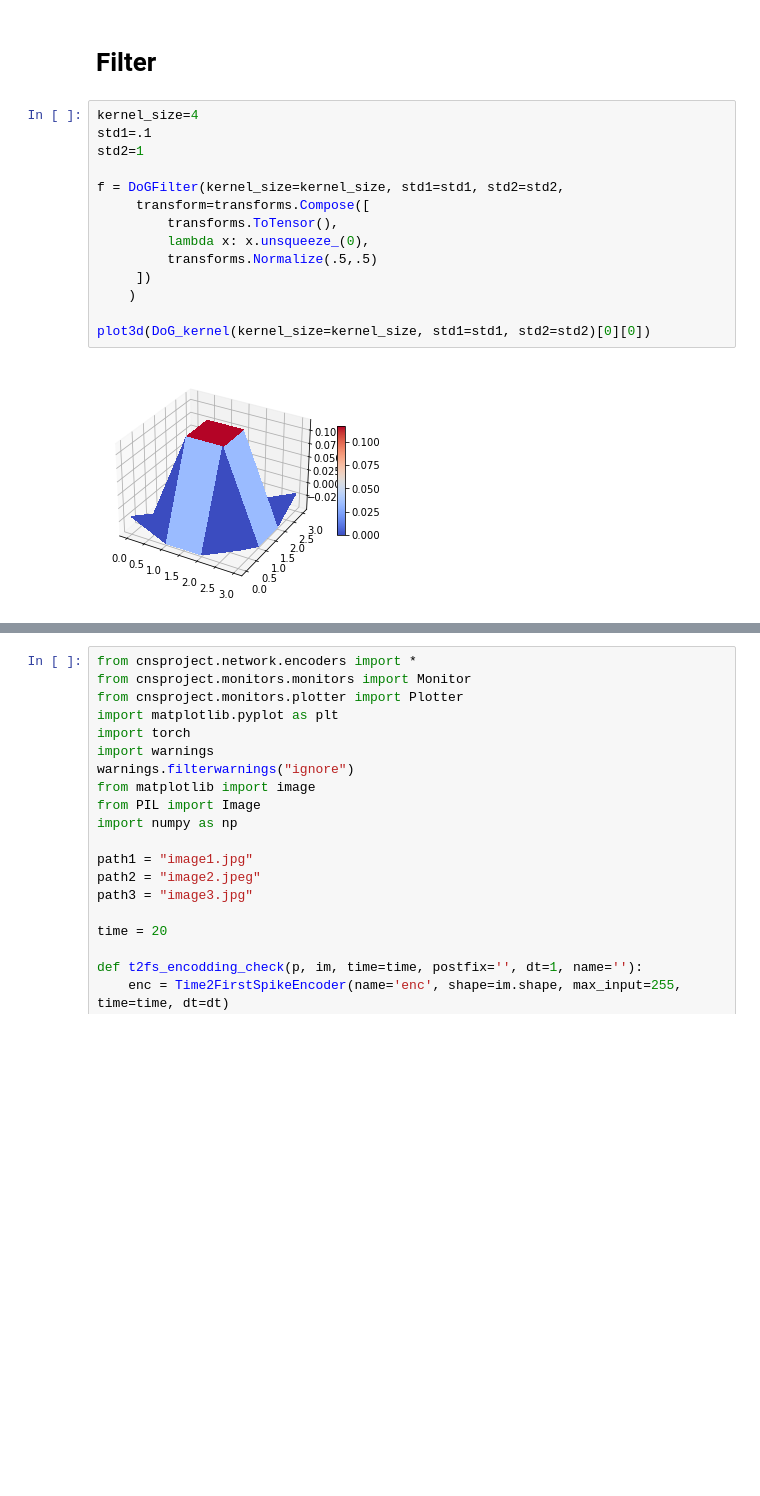
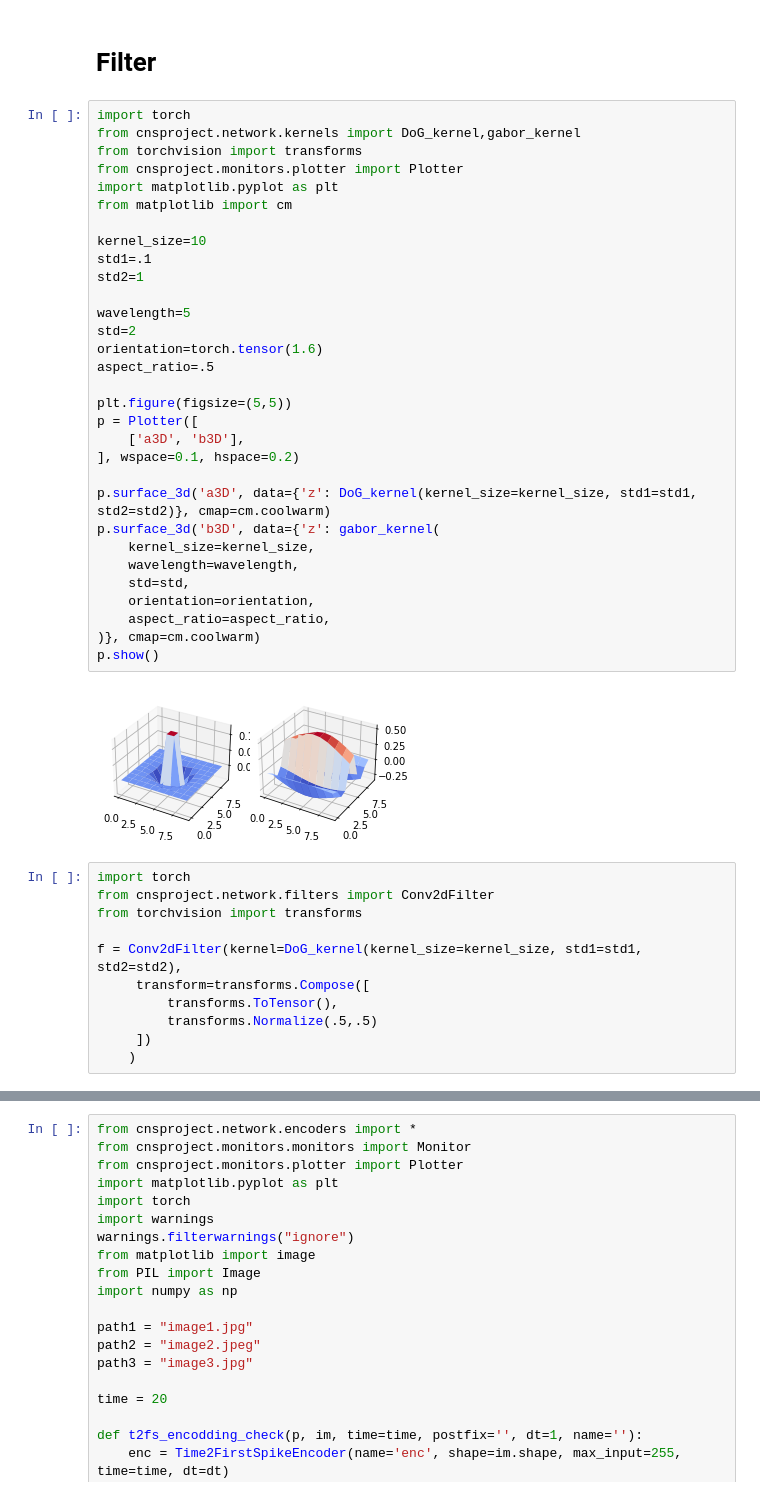
Before and after one commit to cnrl/Spiral, a Jupyter notebook: main.ipynb, the cells around one changed output, grey strips where cells are left out. Cells and saved outputs as stored; diff of their text form; blank space fills up the shorter version.

```diff
--- a/main.ipynb
+++ b/main.ipynb
@@ -1271,20 +1271,48 @@ plot_every_thing(*monitors,name='Preview', steps=step_count)
 [figure]
 # %% [markdown]
 # Filter
+# %%
+import torch
+from cnsproject.network.kernels import DoG_kernel,gabor_kernel
+from torchvision import transforms
+from cnsproject.monitors.plotter import Plotter
+import matplotlib.pyplot as plt
+from matplotlib import cm
+
+kernel_size=10
+std1=.1
+std2=1
+
+wavelength=5
+std=2
+orientation=torch.tensor(1.6)
+aspect_ratio=.5
+
+plt.figure(figsize=(5,5))
+p = Plotter([
+    ['a3D', 'b3D'],
+], wspace=0.1, hspace=0.2)
+
+p.surface_3d('a3D', data={'z': DoG_kernel(kernel_size=kernel_size, std1=std1, std2=std2)}, cmap=cm.coolwarm)
+p.surface_3d('b3D', data={'z': gabor_kernel(
+    kernel_size=kernel_size,
+    wavelength=wavelength,
+    std=std,
+    orientation=orientation,
+    aspect_ratio=aspect_ratio,
+)}, cmap=cm.coolwarm)
+p.show()
+# %% [output]
+[figure, added]
 # %%
-kernel_size=4
-std1=.1
-std2=1
+import torch
+from cnsproject.network.filters import Conv2dFilter
+from torchvision import transforms
 
-f = DoGFilter(kernel_size=kernel_size, std1=std1, std2=std2,
+f = Conv2dFilter(kernel=DoG_kernel(kernel_size=kernel_size, std1=std1, std2=std2),
      transform=transforms.Compose([
          transforms.ToTensor(),
-         lambda x: x.unsqueeze_(0),
          transforms.Normalize(.5,.5)
      ])
     )
-
-plot3d(DoG_kernel(kernel_size=kernel_size, std1=std1, std2=std2)[0][0])
-# %% [output]
-[figure, removed]
 # %%
```
Also changed, not shown: parts of 9 cells of this notebook, 14 other files.
